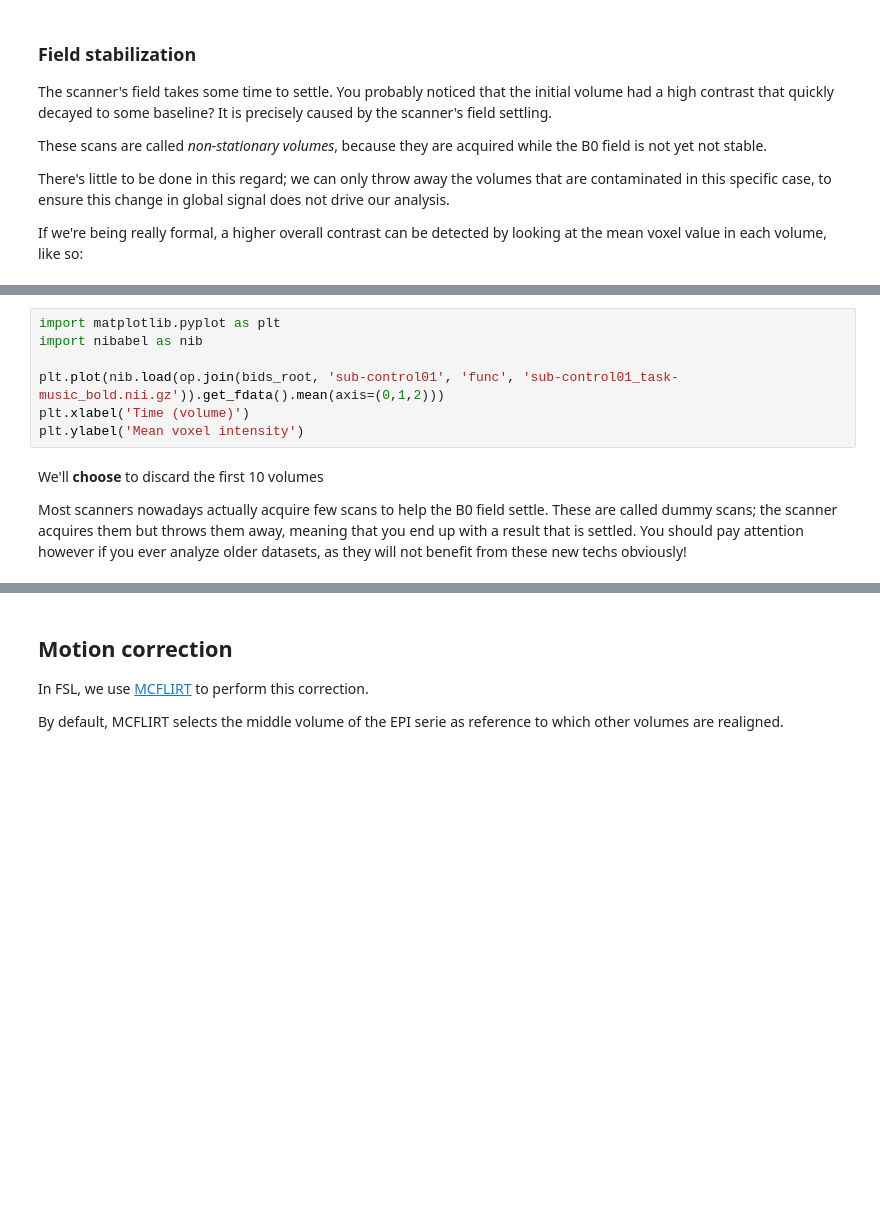
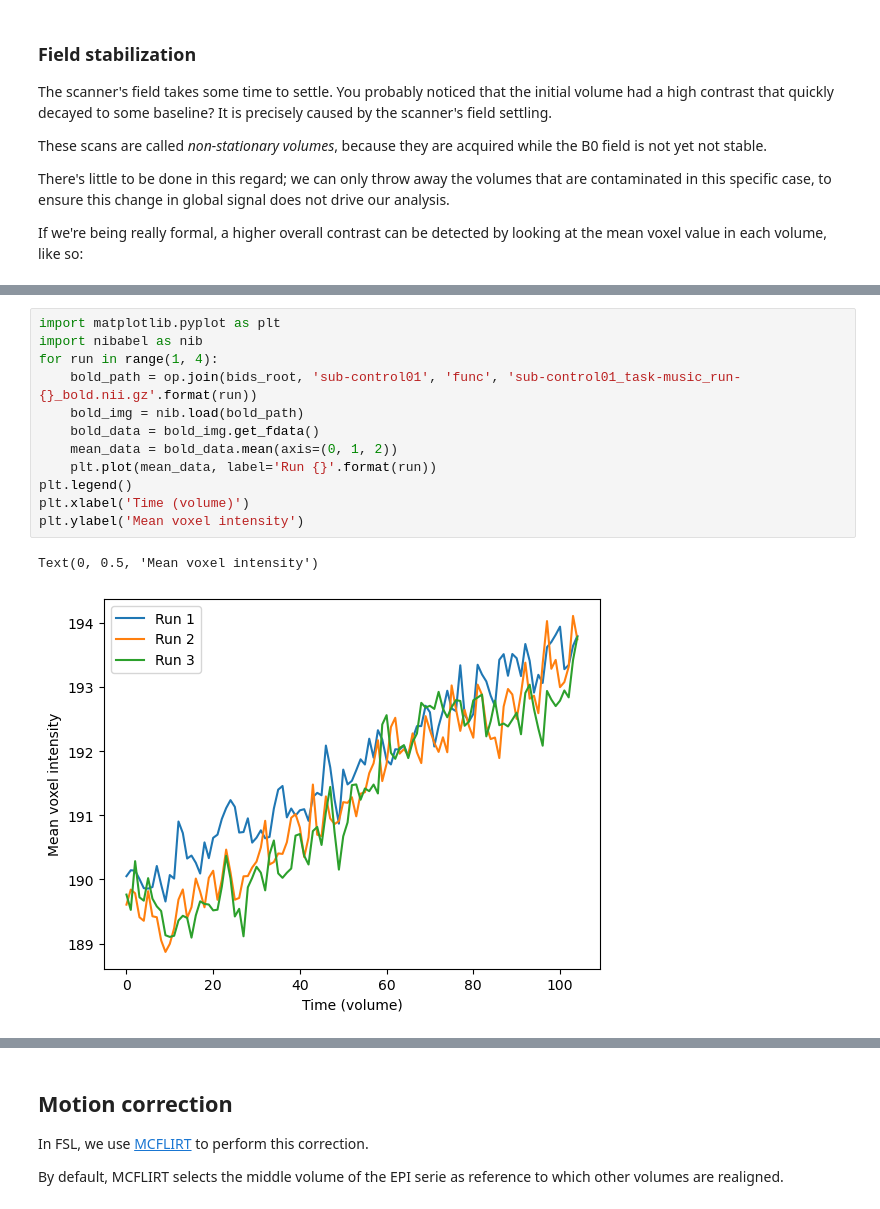
Before and after one commit to NicolasRR/NSSP, a Jupyter notebook: preprocessing.ipynb, the cells around one changed output, grey strips where cells are left out. Cells and saved outputs as stored; diff of their text form; blank space fills up the shorter version.

```diff
--- a/preprocessing.ipynb
+++ b/preprocessing.ipynb
@@ -331,11 +519,15 @@ If we're being really formal, a higher overall contrast can be detected by looki
 # %%
 import matplotlib.pyplot as plt
 import nibabel as nib
-
-plt.plot(nib.load(op.join(bids_root, 'sub-control01', 'func', 'sub-control01_task-music_bold.nii.gz')).get_fdata().mean(axis=(0,1,2)))
+for run in range(1, 4):
+    bold_path = op.join(bids_root, 'sub-control01', 'func', 'sub-control01_task-music_run-{}_bold.nii.gz'.format(run))
+    bold_img = nib.load(bold_path)
+    bold_data = bold_img.get_fdata()
+    mean_data = bold_data.mean(axis=(0, 1, 2))
+    plt.plot(mean_data, label='Run {}'.format(run))
+plt.legend()
 plt.xlabel('Time (volume)')
 plt.ylabel('Mean voxel intensity')
+# %% [output]
+Text(0, 0.5, 'Mean voxel intensity')
+[figure, added]
-# %% [markdown]
-We'll **choose** to discard the first 10 volumes
-
-Most scanners nowadays actually acquire few scans to help the B0 field settle. These are called dummy scans; the scanner acquires them but throws them away, meaning that you end up with a result that is settled. You should pay attention however if you ever analyze older datasets, as they will not benefit from these new techs obviously!
```
Also changed, not shown: parts of 62 cells of this notebook, 1 other file.
